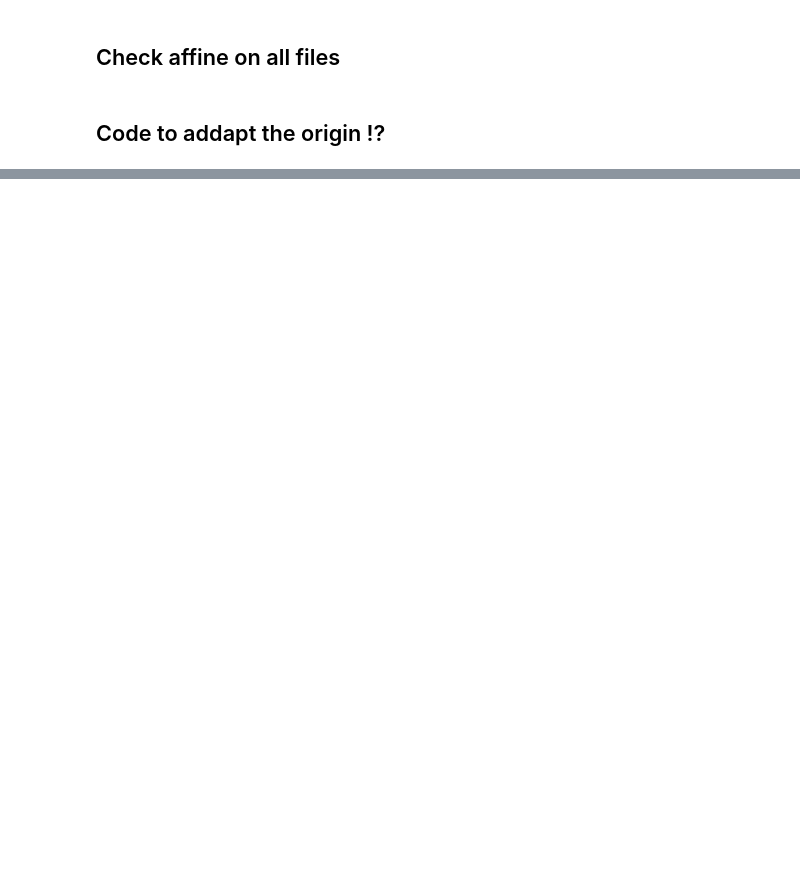
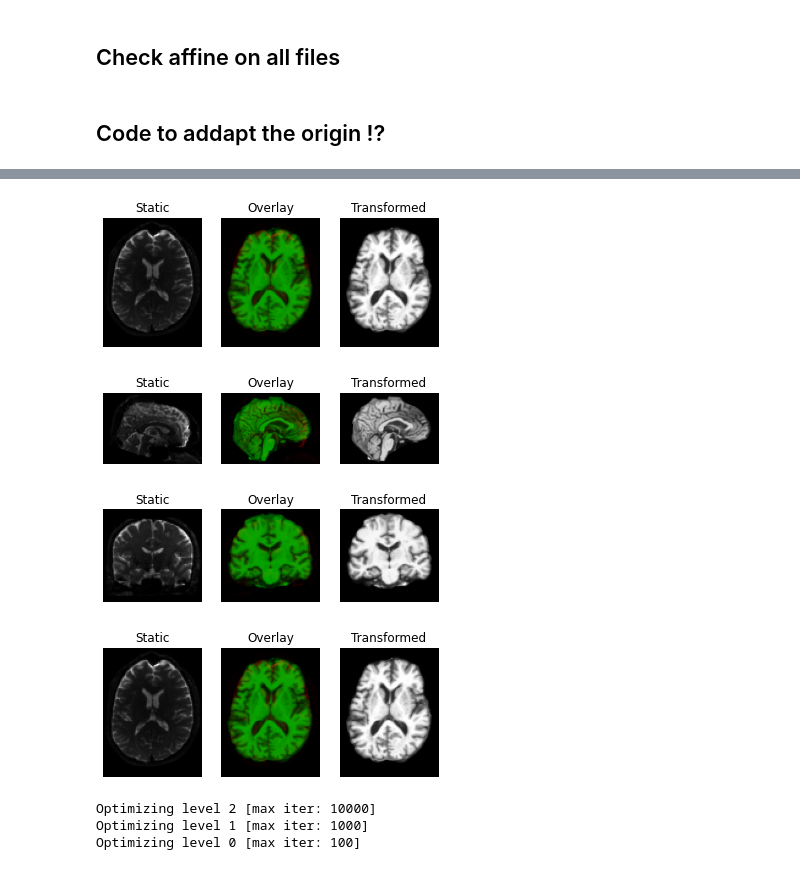
Before and after one commit to zax0s/brainDataRegistration, a Jupyter notebook: Check_Affine.ipynb, the cells around one changed output, grey strips where cells are left out. Saved outputs shown, nothing was run; the diff lists cells and outputs as text; code cells hidden in the pictures; blank space fills up the shorter version.

```diff
--- a/Check_Affine.ipynb
+++ b/Check_Affine.ipynb
@@ -55,0 +160,24 @@ for brain in tqdm(brains):
+# %%
+transformed = translation.transform(moving)
+regtools.overlay_slices(static, transformed, None, 0,
+                        "Static", "Transformed", "transformed_trans_0.png")
+regtools.overlay_slices(static, transformed, None, 1,
+                        "Static", "Transformed", "transformed_trans_1.png")
+regtools.overlay_slices(static, transformed, None, 2,
+                        "Static", "Transformed", "transformed_trans_2.png")
+# %% [output]
+[figure, added]
+[figure, added]
+[figure, added]
+[figure, added]
+# %%
+transform = RigidTransform3D()
+params0 = None
+starting_affine = translation.affine
+rigid = affreg.optimize(static, moving, transform, params0,
+                        static_grid2world, moving_grid2world,
+                        starting_affine=starting_affine)
+# %% [output]
+Optimizing level 2 [max iter: 10000]
+Optimizing level 1 [max iter: 1000]
+Optimizing level 0 [max iter: 100]
```
Also changed, not shown: parts of 15 cells of this notebook.
